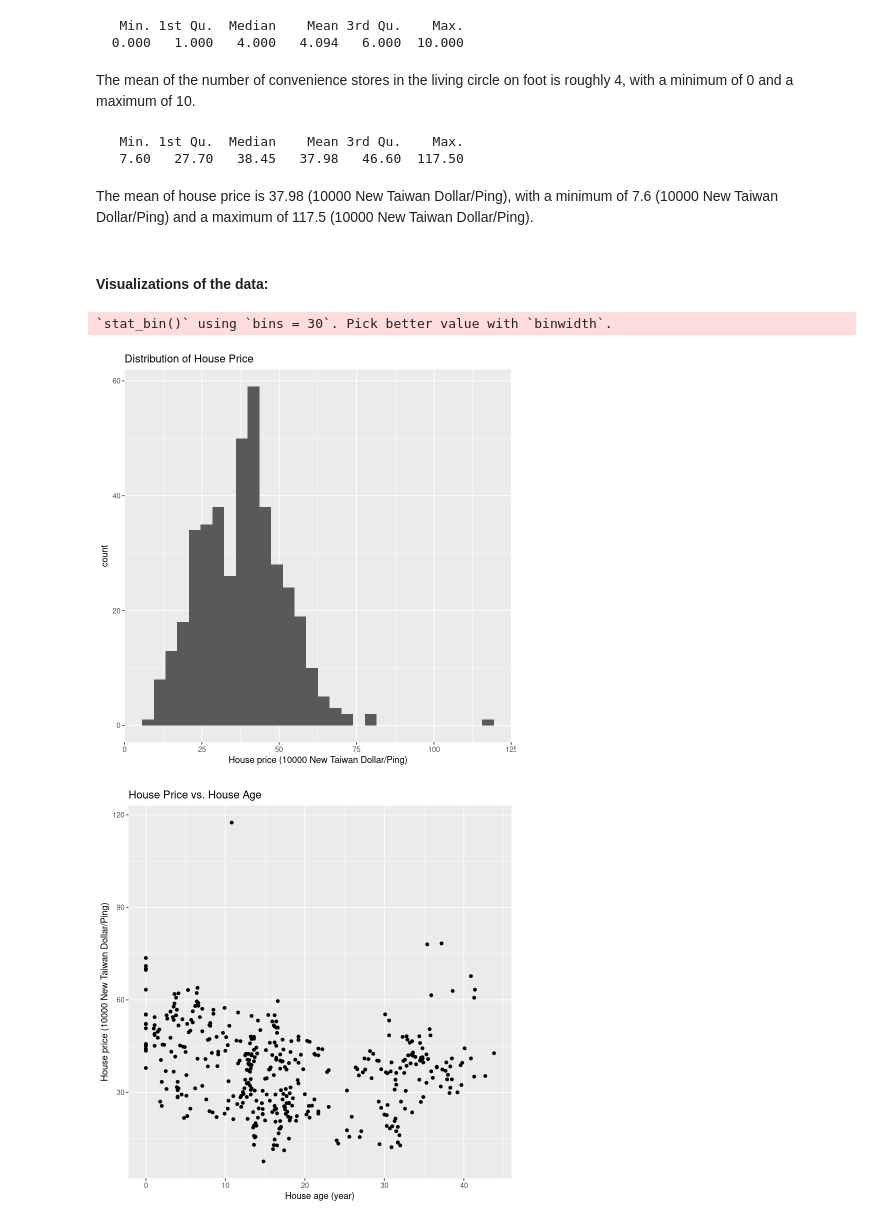
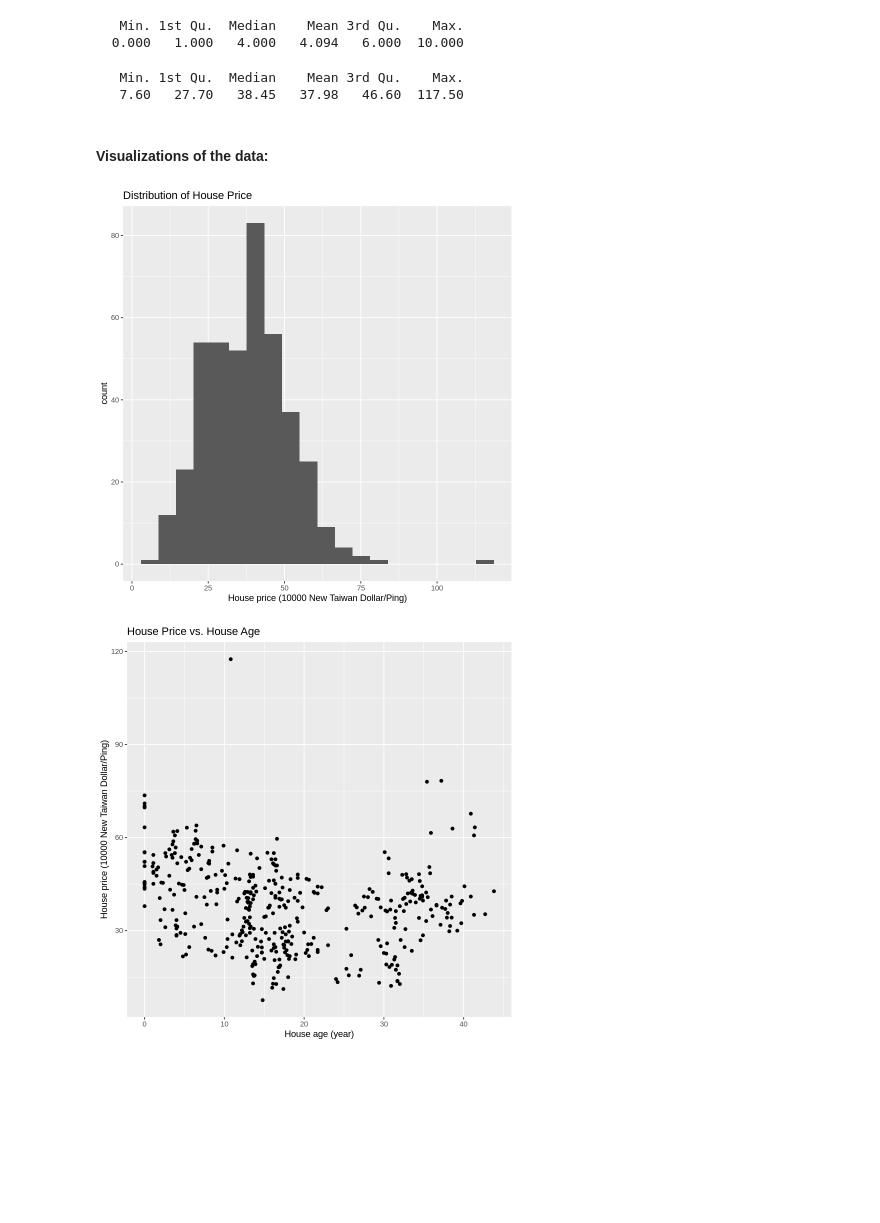
Before and after one commit to KolCrooks/stat306_project, a Jupyter notebook: Project.ipynb, the cells around one changed output. Cells and saved outputs as stored; diff of their text form; code cells hidden in the pictures; blank space fills up the shorter version.

```diff
--- a/Project.ipynb
+++ b/Project.ipynb
@@ -78,26 +74,21 @@ summary(real_estate$num_convenience)
 # %% [output]
    Min. 1st Qu.  Median    Mean 3rd Qu.    Max.
   0.000   1.000   4.000   4.094   6.000  10.000
-# %% [markdown]
-The mean of the number of convenience stores in the living circle on foot is roughly 4, with a minimum of 0 and a maximum of 10.
 # %%
 summary(real_estate$house_price)
 # %% [output]
    Min. 1st Qu.  Median    Mean 3rd Qu.    Max.
    7.60   27.70   38.45   37.98   46.60  117.50
-# %% [markdown]
-The mean of house price is 37.98 (10000 New Taiwan Dollar/Ping), with a minimum of 7.6 (10000 New Taiwan Dollar/Ping) and a maximum of 117.5 (10000 New Taiwan Dollar/Ping).
 # %% [markdown]
 #### Visualizations of the data:
 # %%
 # Visualize the distribution of house price (response variable)
 ggplot(real_estate, aes(x = house_price)) +
-    geom_histogram() +
+    geom_histogram(bins=20) +
     xlab("House price (10000 New Taiwan Dollar/Ping)") +
     ggtitle("Distribution of House Price")
 # %% [output]
-`stat_bin()` using `bins = 30`. Pick better value with `binwidth`.
-[figure, old version]
+[figure, new version]
 # %%
 # Visualize the relationship between house age and house price
 ggplot(real_estate, aes(x = house_age, y = house_price)) +
```
Also changed, not shown: parts of 8 cells of this notebook.
